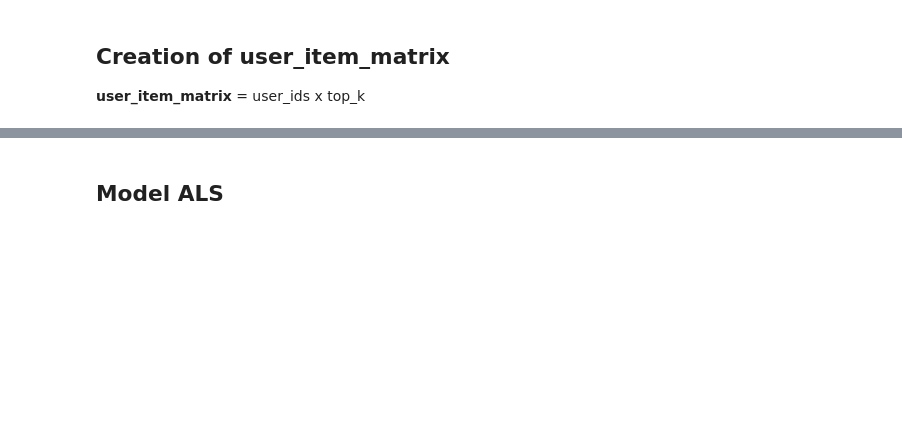
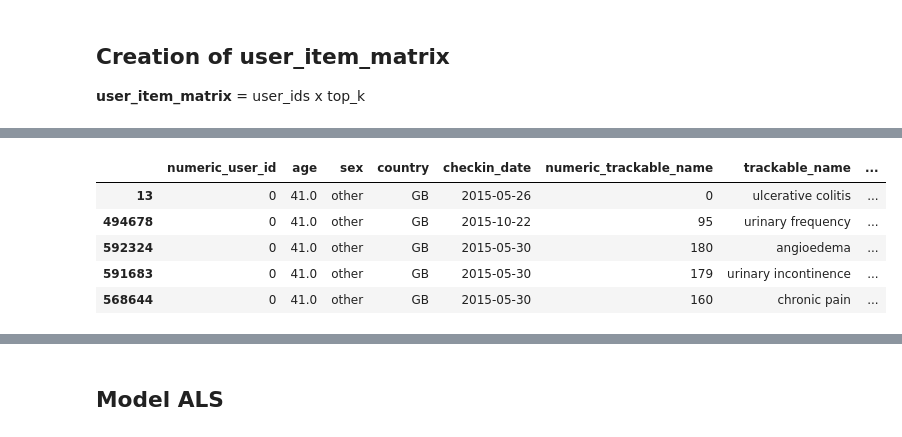
Before and after one commit to kaledinaoksana/chronic_ilnesses, a Jupyter notebook: main.ipynb, the cells around one changed output, grey strips where cells are left out. Saved outputs shown, nothing was run; the diff lists cells and outputs as text; code cells hidden in the pictures; blank space fills up the shorter version.

```diff
--- a/main.ipynb
+++ b/main.ipynb
@@ -178,3 +210,12 @@ train_df.loc[~train_df['numeric_trackable_name'].isin(top_k_list), 'numeric_trac
+# %%
+train_df.sort_values(by="numeric_user_id").head()
+# %% [output]
+|  | numeric_user_id | age | sex | country | checkin_date | numeric_trackable_name | trackable_name | ... |
+| 13 | 0 | 41.0 | other | GB | 2015-05-26 | 0 | ulcerative colitis | ... |
+| 494678 | 0 | 41.0 | other | GB | 2015-10-22 | 95 | urinary frequency | ... |
+| 592324 | 0 | 41.0 | other | GB | 2015-05-30 | 180 | angioedema | ... |
+| 591683 | 0 | 41.0 | other | GB | 2015-05-30 | 179 | urinary incontinence | ... |
+| 568644 | 0 | 41.0 | other | GB | 2015-05-30 | 160 | chronic pain | ... |
 # %%
 user_item_matrix = pd.pivot_table(train_df,
                                   index='numeric_user_id', columns='numeric_trackable_name',
```
Also changed, not shown: parts of 28 cells of this notebook.
